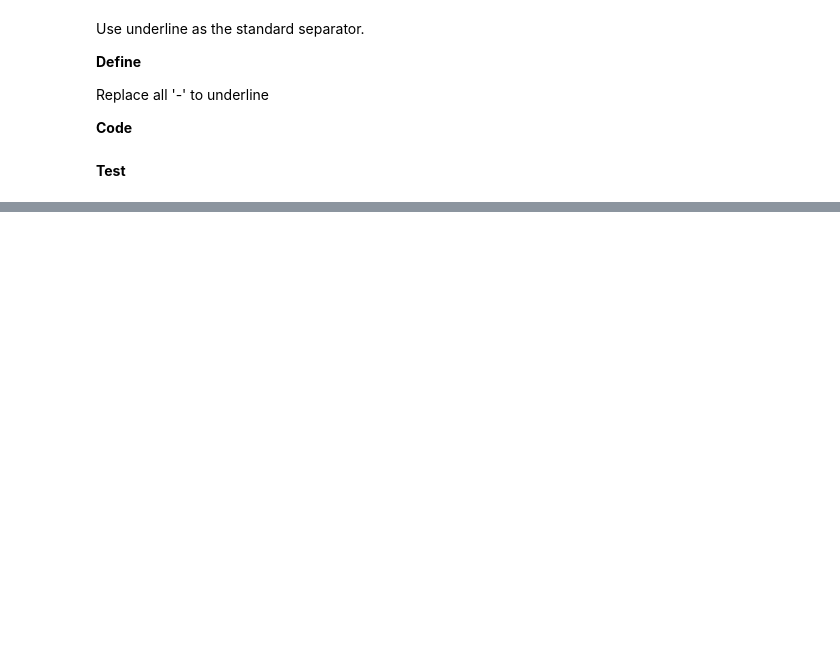
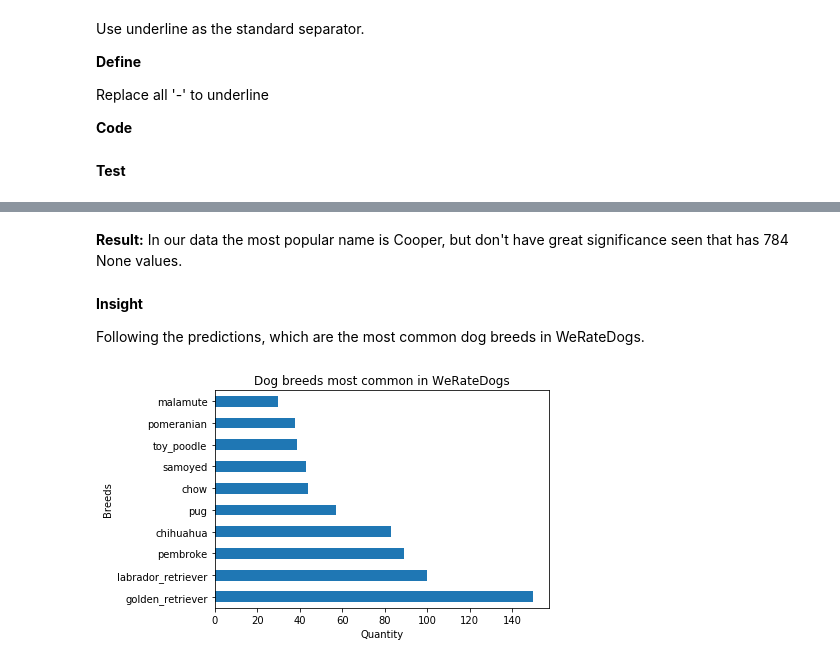
Before and after one commit to Phomint/Udacity_DataAnalysis, a Jupyter notebook: Projects/Project_4/wrangle_act.ipynb, the cells around one changed output, grey strips where cells are left out. Cells and saved outputs as stored; diff of their text form; code cells hidden in the pictures; blank space fills up the shorter version.

```diff
--- a/Projects/Project_4/wrangle_act.ipynb
+++ b/Projects/Project_4/wrangle_act.ipynb
@@ -590,0 +633,25 @@ image_prd_clean.sample(20)
+# %% [markdown]
+**Result:**
+In our data the most popular name is Cooper, but don't have great significance seen that has 784 None values.
+# %% [markdown]
+**Insight**
+
+Following the predictions, which are the most common dog breeds in WeRateDogs.
+# %%
+def best_predict(row):
+    indx = np.argmax([row['p1_conf'], row['p2_conf'], row['p3_conf']])
+    dog = row['p{}_dog'.format(indx+1)]
+    if dog:
+        best = row['p{}'.format(indx+1)]
+        return best
+    else:
+        return None
+# %%
+df_twitter['breeds'] = df_img_predic.apply(best_predict, axis=1)
+# %%
+df_twitter['breeds'].value_counts()[:10].plot(kind='barh')
+plt.title('Dog breeds most common in WeRateDogs')
+plt.xlabel('Quantity')
+plt.ylabel('Breeds');
+# %% [output]
+[figure, added]
```
Also changed, not shown: parts of 22 cells of this notebook.
